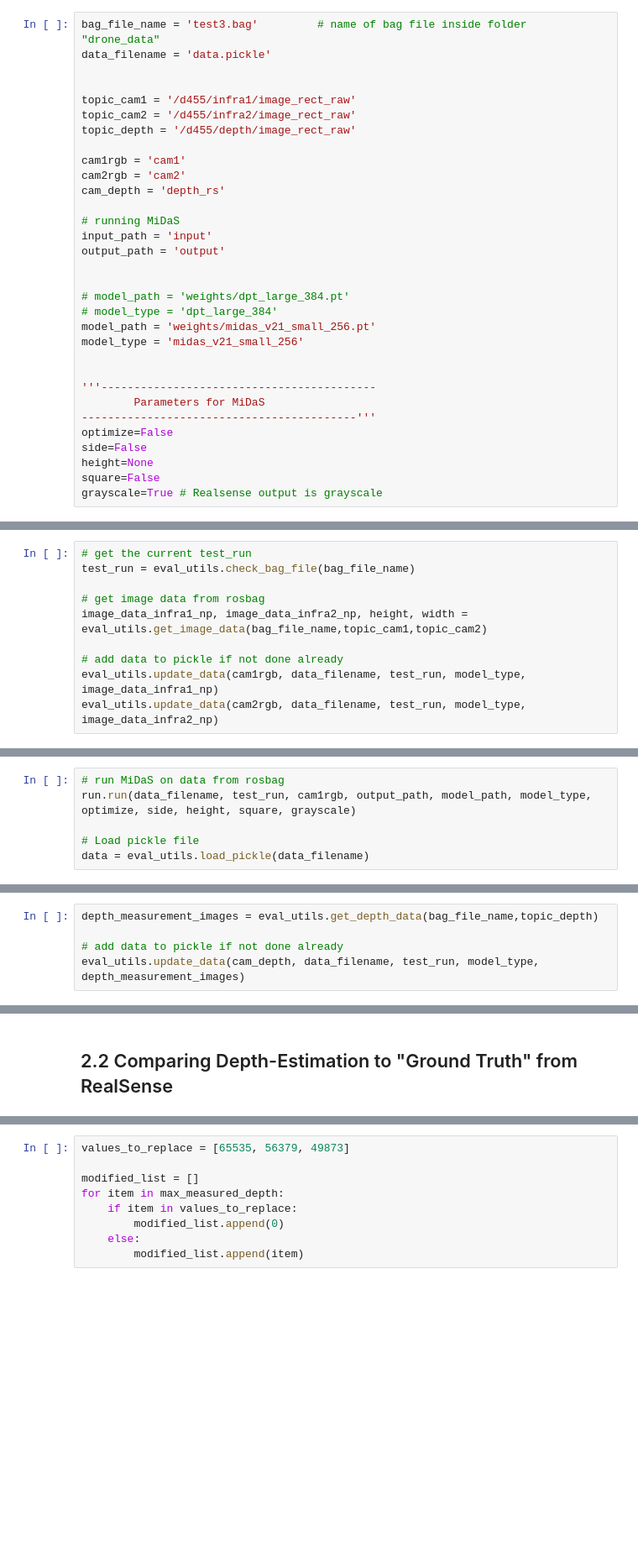
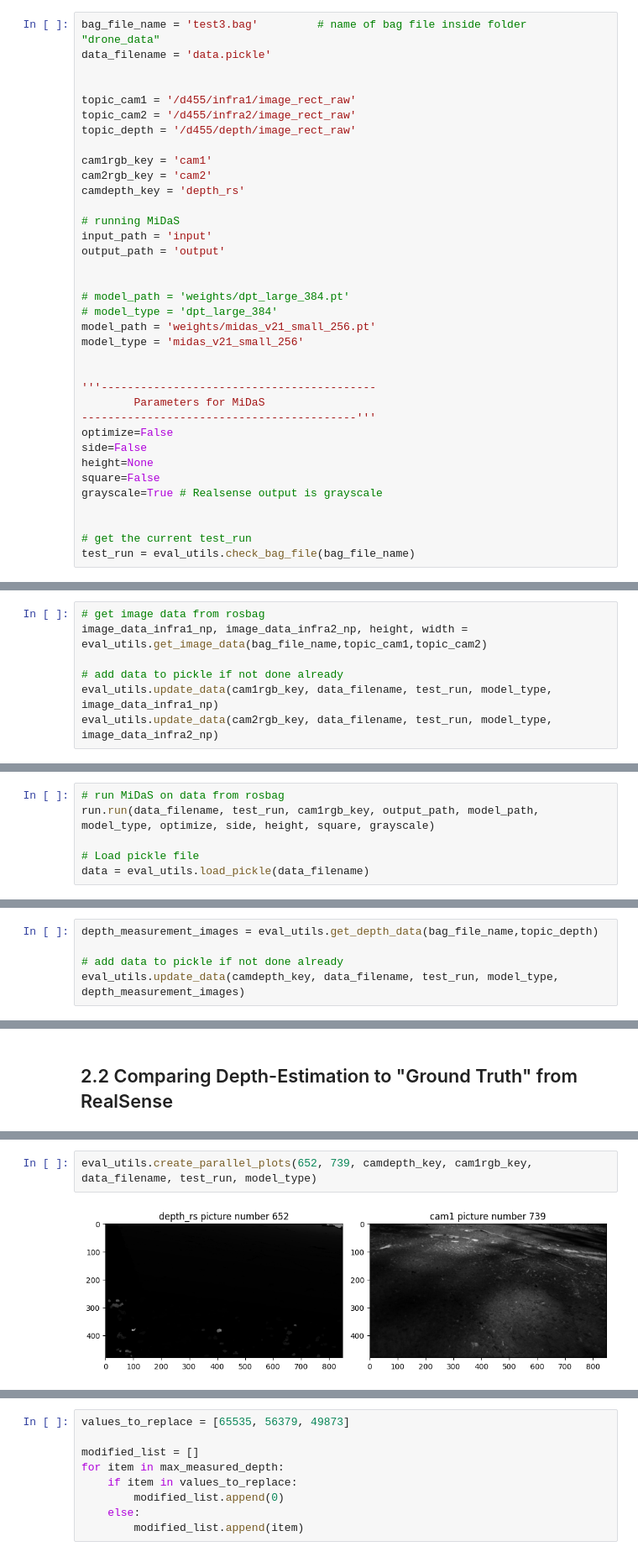
Before and after one commit to rwittmuess/Monocular_Depth_Estimation_Performance, a Jupyter notebook: eval_performance.ipynb, the cells around one changed output, grey strips where cells are left out. Shown at 84% size. Saved outputs shown, nothing was run; the diff lists cells and outputs as text; blank space fills up the shorter version.

```diff
--- a/eval_performance.ipynb
+++ b/eval_performance.ipynb
@@ -24,9 +22,9 @@ topic_cam1 = '/d455/infra1/image_rect_raw'
 topic_cam2 = '/d455/infra2/image_rect_raw'
 topic_depth = '/d455/depth/image_rect_raw'
 
-cam1rgb = 'cam1'
-cam2rgb = 'cam2'
-cam_depth = 'depth_rs'
+cam1rgb_key = 'cam1'
+cam2rgb_key = 'cam2'
+camdepth_key = 'depth_rs'
 
 # running MiDaS
 input_path = 'input'
@@ -47,3 +45,7 @@ side=False
 height=None
 square=False
 grayscale=True # Realsense output is grayscale
+
+
+# get the current test_run
+test_run = eval_utils.check_bag_file(bag_file_name)
@@ -51,13 +56,10 @@ grayscale=True # Realsense output is grayscale
 ---
 ## 1.1 Gathering Drone Footage
 # %%
-# get the current test_run
-test_run = eval_utils.check_bag_file(bag_file_name)
-
 # get image data from rosbag
 image_data_infra1_np, image_data_infra2_np, height, width = eval_utils.get_image_data(bag_file_name,topic_cam1,topic_cam2)
 
 # add data to pickle if not done already
-eval_utils.update_data(cam1rgb, data_filename, test_run, model_type, image_data_infra1_np)
-eval_utils.update_data(cam2rgb, data_filename, test_run, model_type, image_data_infra2_np)
+eval_utils.update_data(cam1rgb_key, data_filename, test_run, model_type, image_data_infra1_np)
+eval_utils.update_data(cam2rgb_key, data_filename, test_run, model_type, image_data_infra2_np)
 # %% [output]
@@ -91,7 +85,7 @@ eval_utils.create_parallel_plots(frame1, frame2, cam1rgb, cam2rgb, data_filename
 ## 1.2 Estimating Depth in Drone Footage
 # %%
 # run MiDaS on data from rosbag
-run.run(data_filename, test_run, cam1rgb, output_path, model_path, model_type, optimize, side, height, square, grayscale)
+run.run(data_filename, test_run, cam1rgb_key, output_path, model_path, model_type, optimize, side, height, square, grayscale)
 
 # Load pickle file
 data = eval_utils.load_pickle(data_filename)
@@ -117,7 +111,7 @@ eval_utils.create_parallel_plots(frame1, frame2, 'depth_estimate1', cam1rgb, dat
 depth_measurement_images = eval_utils.get_depth_data(bag_file_name,topic_depth)
 
 # add data to pickle if not done already
-eval_utils.update_data(cam_depth, data_filename, test_run, model_type, depth_measurement_images)
+eval_utils.update_data(camdepth_key, data_filename, test_run, model_type, depth_measurement_images)
 # %% [output]
 'Data' already contains data for 'test3'.
 'Data' also already contains data for 'midas_v21_small_256'.
@@ -154 +180,5 @@ numpy.ndarray
+# %%
+eval_utils.create_parallel_plots(652, 739, camdepth_key, cam1rgb_key, data_filename, test_run, model_type)
+# %% [output]
+[figure, added]
 # %%
```
Also changed, not shown: parts of 17 cells of this notebook, 3 other files.
